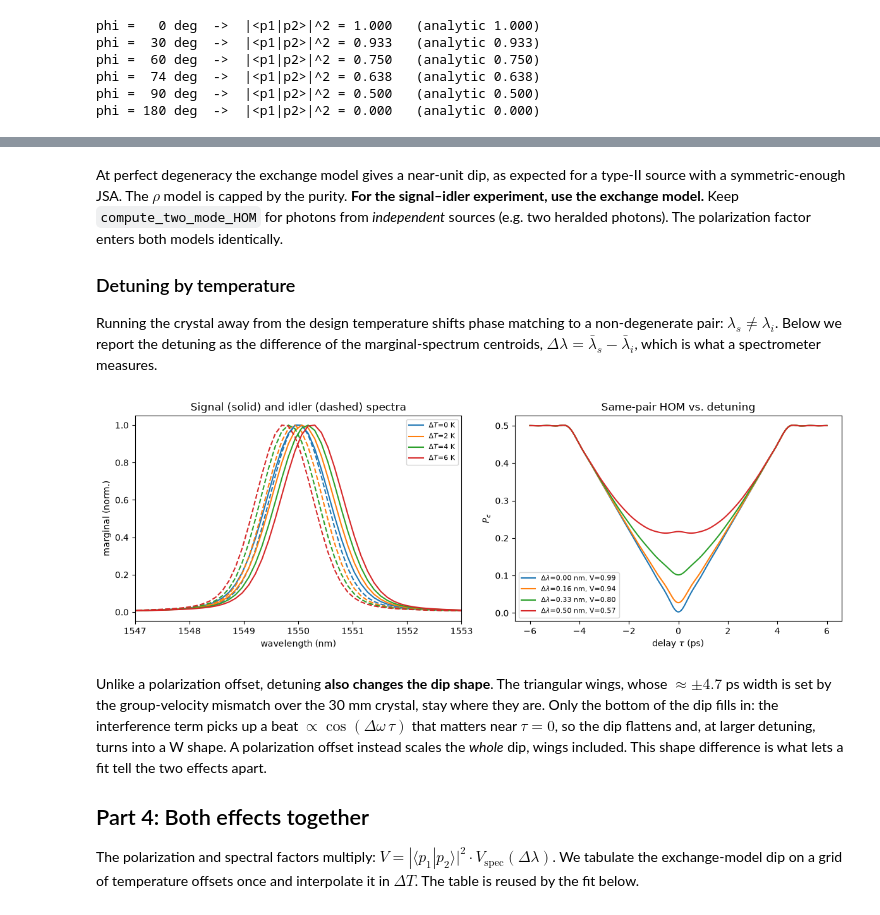
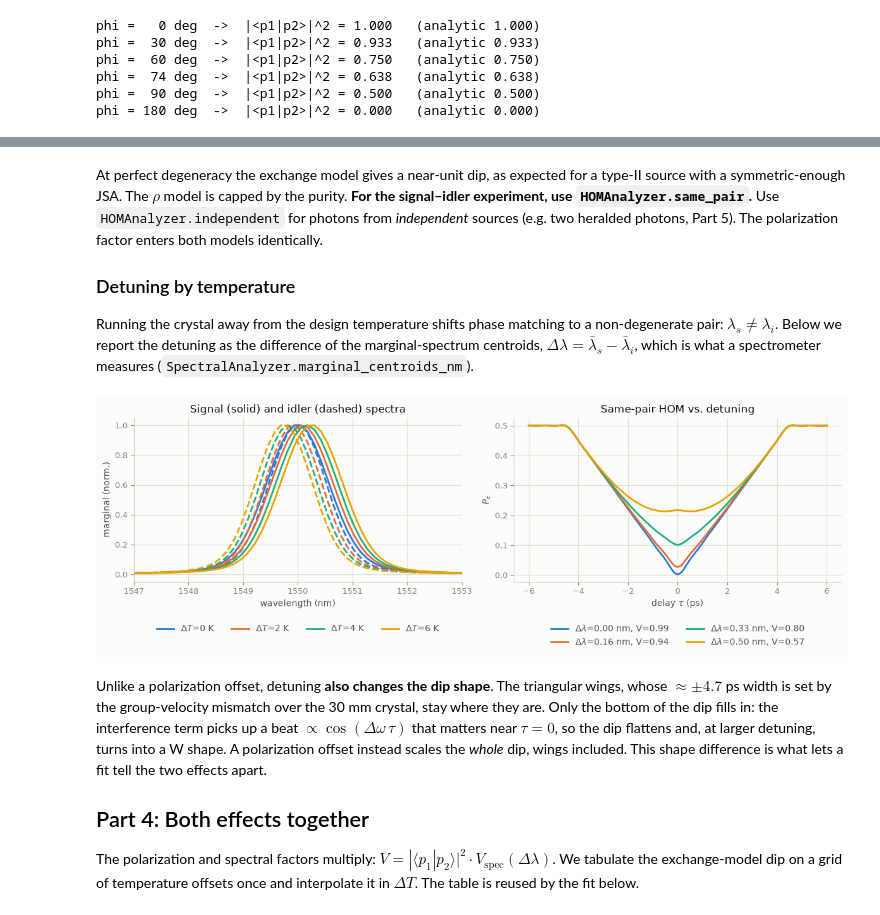
Before and after one commit to nicosieber/PhotonPairLab, a Jupyter notebook: notebooks/hom_visibility.ipynb, the cells around one changed output, grey strips where cells are left out. Saved outputs shown, nothing was run; the diff lists cells and outputs as text; code cells hidden in the pictures.

```diff
--- a/notebooks/hom_visibility.ipynb
+++ b/notebooks/hom_visibility.ipynb
@@ -172,30 +178,28 @@ models.)
 # %%
-hom = HOMAnalyzer(results, results)
-
 fig, (ax_dip, ax_v) = plt.subplots(1, 2, figsize=(12, 4.2))
 for deg in [0, 10, 20, 37, 60, 90]:
-    res = hom.compute_two_mode_HOM("signal", "idler", taus_s=taus,
-                                   pol1=H, pol2=linear_polarization(np.deg2rad(deg)))
+    res = HOMAnalyzer.same_pair(results, taus_s=taus,
+                                pol_signal=H, pol_idler=linear_polarization(np.deg2rad(deg)))
     ax_dip.plot(taus_ps, res.coincidence_probabilities,
-                label=fr"$\theta={deg}^\circ$  (V={visibility(res.coincidence_probabilities):.2f})")
+                label=fr"$\theta={deg}^\circ$  (V={res.visibility:.2f})")
 ax_dip.set(xlabel=r"delay $\tau$ (ps)", ylabel=r"$P_c$", title="HOM dip vs. polarization offset")
-ax_dip.legend(fontsize=8)
+SPDC_Plotter.style_legend(ax_dip, ncol=3)
 
-V0 = visibility(hom.compute_two_mode_HOM("signal", "idler", taus_s=taus).coincidence_probabilities)
+V0 = HOMAnalyzer.same_pair(results, taus_s=taus).visibility
 thetas = np.linspace(0, 90, 19)
-V_num = [visibility(hom.compute_two_mode_HOM("signal", "idler", taus_s=np.array([0.0]),
-                                             pol1=H, pol2=linear_polarization(np.deg2rad(t))).coincidence_probabilities)
+V_num = [HOMAnalyzer.same_pair(results, taus_s=np.array([0.0]),
+                               pol_signal=H, pol_idler=linear_polarization(np.deg2rad(t))).visibility
          for t in thetas]
 th_fine = np.linspace(0, 90, 300)
 ax_v.plot(th_fine, V0 * np.cos(np.deg2rad(th_fine))**2, label=r"$V_0\cos^2\theta$")
-ax_v.plot(thetas, V_num, "o", label="compute_two_mode_HOM")
+ax_v.plot(thetas, V_num, "o", label="HOMAnalyzer.same_pair")
 ax_v.axhline(0.64, color="gray", ls="--", lw=1)
 ax_v.set(xlabel=r"polarization offset $\theta$ (deg)", ylabel="visibility",
          title="Visibility vs. polarization offset")
-ax_v.legend()
+SPDC_Plotter.style_legend(ax_v, ncol=2)
 plt.tight_layout()
 plt.show()
 
-print(f"V0 (identical polarizations, density-matrix model) = {V0:.3f}")
+print(f"V0 (identical polarizations) = {V0:.3f}")
 print(f"Polarization offset alone needed for 64% of V0: theta = {np.rad2deg(np.arccos(np.sqrt(0.64))):.1f} deg")
 # %% [output]
@@ -279,41 +277,40 @@ spectral purity = 0.756,  Tr[rho_s rho_i] = 0.751
 # %% [markdown]
 At perfect degeneracy the exchange model gives a near-unit dip, as expected for a type-II source with a
 symmetric-enough JSA. The $\rho$ model is capped by the purity. **For the signal–idler experiment, use
-the exchange model.** Keep `compute_two_mode_HOM` for photons from *independent* sources (e.g. two
-heralded photons). The polarization factor enters both models identically.
+`HOMAnalyzer.same_pair`.** Use `HOMAnalyzer.independent` for photons from *independent* sources (e.g. two
+heralded photons, Part 5). The polarization factor enters both models identically.
 
 ### Detuning by temperature
 
 Running the crystal away from the design temperature shifts phase matching to a non-degenerate pair:
 $\lambda_s \ne \lambda_i$. Below we report the detuning as the difference of the marginal-spectrum
-centroids, $\Delta\lambda = \bar\lambda_s - \bar\lambda_i$, which is what a spectrometer measures.
+centroids, $\Delta\lambda = \bar\lambda_s - \bar\lambda_i$, which is what a spectrometer measures
+(`SpectralAnalyzer.marginal_centroids_nm`).
 # %%
 def centroid_detuning_nm(res):
-    jsi = np.abs(res.JSA) ** 2
-    wl = np.asarray(res.SignalWavelengths)
-    s, i = jsi.sum(axis=0), jsi.sum(axis=1)
-    return (s @ wl / s.sum() - i @ wl / i.sum()) * 1e9
+    signal_nm, idler_nm = SpectralAnalyzer(res).marginal_centroids_nm()
+    return signal_nm - idler_nm
 
 
 fig, (ax_spec, ax_dip) = plt.subplots(1, 2, figsize=(12, 4.2))
 for dT in [0, 2, 4, 6]:
     res = simulate(T_design + dT)
     jsi = np.abs(res.JSA) ** 2
     wl_nm = np.asarray(res.SignalWavelengths) * 1e9
     line, = ax_spec.plot(wl_nm, jsi.sum(axis=0) / jsi.sum(axis=0).max(), label=fr"$\Delta T$={dT} K")
     ax_spec.plot(wl_nm, jsi.sum(axis=1) / jsi.sum(axis=1).max(), ls="--", color=line.get_color())
-    Pc = exchange_hom(res, taus)
-    ax_dip.plot(taus_ps, Pc, color=line.get_color(),
-                label=fr"$\Delta\lambda$={centroid_detuning_nm(res):.2f} nm, V={visibility(Pc):.2f}")
+    hom_dT = HOMAnalyzer.same_pair(res, taus_s=taus)
+    ax_dip.plot(taus_ps, hom_dT.coincidence_probabilities, color=line.get_color(),
+                label=fr"$\Delta\lambda$={centroid_detuning_nm(res):.2f} nm, V={hom_dT.visibility:.2f}")
 ax_spec.set(xlim=(1547, 1553), xlabel="wavelength (nm)", ylabel="marginal (norm.)",
             title="Signal (solid) and idler (dashed) spectra")
-ax_spec.legend(fontsize=8)
+SPDC_Plotter.style_legend(ax_spec, ncol=4)
 ax_dip.set(xlabel=r"delay $\tau$ (ps)", ylabel=r"$P_c$", title="Same-pair HOM vs. detuning")
-ax_dip.legend(fontsize=8)
+SPDC_Plotter.style_legend(ax_dip, ncol=2)
 plt.tight_layout()
 plt.show()
 # %% [output]
-[figure, old version]
+[figure, new version]
 # %% [markdown]
 Unlike a polarization offset, detuning **also changes the dip shape**. The triangular wings, whose
 $\approx\pm 4.7$ ps width is set by the group-velocity mismatch over the 30 mm crystal, stay where they
```
Also changed, not shown: parts of 14 cells of this notebook, 16 other files.
